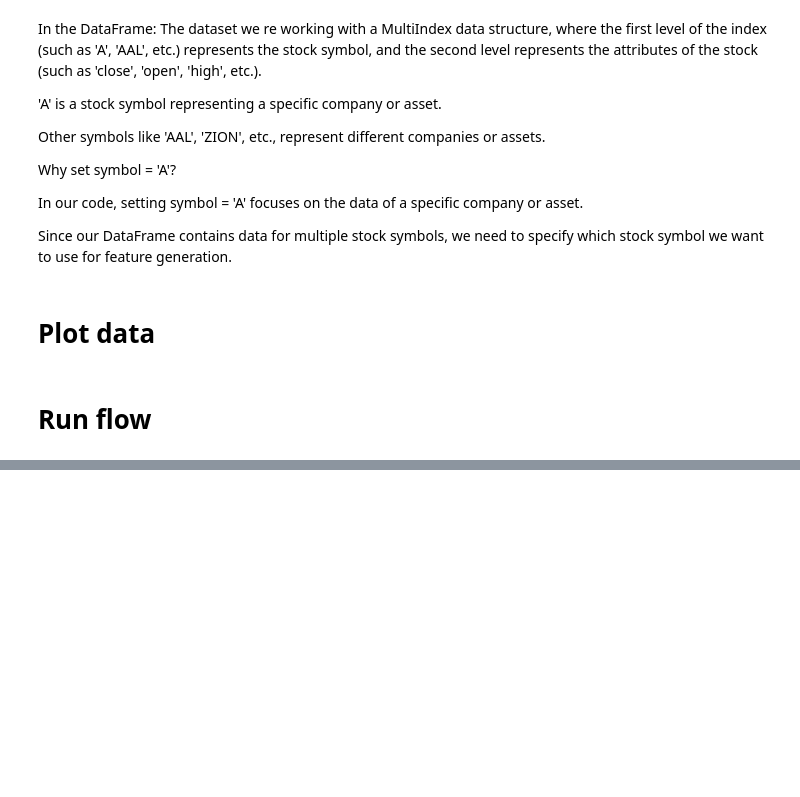
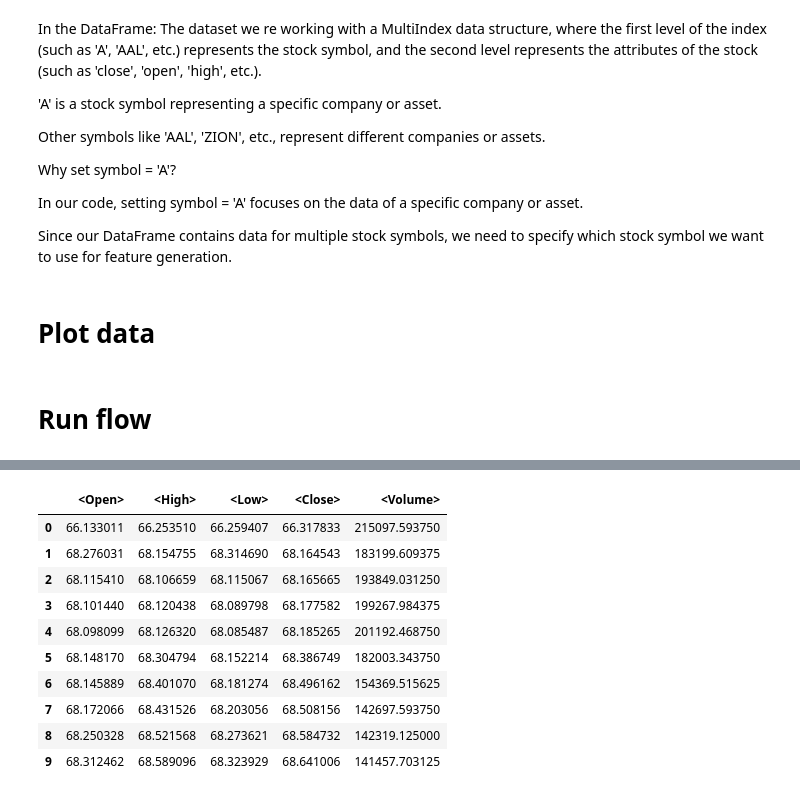
Before and after one commit to LHSang6403/thesis-xang-chuong, a Jupyter notebook: long-short-term-memory-model.ipynb, the cells around one changed output, grey strips where cells are left out. Drawn from its saved outputs; the diff is of its cells as text; code cells hidden in the pictures; blank space fills up the shorter version.

```diff
--- a/long-short-term-memory-model.ipynb
+++ b/long-short-term-memory-model.ipynb
@@ -207,0 +388,9 @@ timestamp
+# %%
+rmse = np.sqrt(mean_squared_error(y_test, y_test_pred, multioutput='raw_values'))
+mse = mean_squared_error(y_test, y_test_pred, multioutput='raw_values')
+mae = mean_absolute_error(y_test, y_test_pred, multioutput='raw_values')
+r2 = r2_score(y_test, y_test_pred, multioutput='raw_values')
+index = ['RMSE','MSE', 'MAE', 'R2 score']
+
+results = pd.DataFrame([rmse, mse, mae, r2], index=index, columns=['close','high','low','open','volume'])
+results
@@ -208 +427,45 @@ timestamp
+# %%
+# Predicting the next 10 mins
+
+seq_len = 11
+sequences = []
+for index in range(len(test) - seq_len + 1):
+    sequences.append(test[index: index + seq_len])
+sequences = np.array(sequences)
+
+last_sequence = sequences[-1:, 1:, :]
+last_sequence = torch.from_numpy(last_sequence).float()
+
+# Generate predictions
+PREDICT = 10
+with torch.no_grad():
+    for i in range(PREDICT):
+        pred_i = model(last_sequence)
+        last_sequence = torch.cat((last_sequence, pred_i), dim=1)
+        last_sequence = last_sequence[:, 1:, :]
+
+
+pred_days = last_sequence.reshape(PREDICT, 5).numpy()
+
+# inverse transform the predicted values
+pred_days = scaler.inverse_transform(pred_days)
+
+df_pred = pd.DataFrame(
+    data=pred_days,
+    columns=['<Open>', '<High>', '<Low>', '<Close>', '<Volume>']
+)
+
+df_pred
+# %% [output]
+|  | <Open> | <High> | <Low> | <Close> | <Volume> |
+| 0 | 66.133011 | 66.253510 | 66.259407 | 66.317833 | 215097.593750 |
+| 1 | 68.276031 | 68.154755 | 68.314690 | 68.164543 | 183199.609375 |
+| 2 | 68.115410 | 68.106659 | 68.115067 | 68.165665 | 193849.031250 |
+| 3 | 68.101440 | 68.120438 | 68.089798 | 68.177582 | 199267.984375 |
+| 4 | 68.098099 | 68.126320 | 68.085487 | 68.185265 | 201192.468750 |
+| 5 | 68.148170 | 68.304794 | 68.152214 | 68.386749 | 182003.343750 |
+| 6 | 68.145889 | 68.401070 | 68.181274 | 68.496162 | 154369.515625 |
+| 7 | 68.172066 | 68.431526 | 68.203056 | 68.508156 | 142697.593750 |
+| 8 | 68.250328 | 68.521568 | 68.273621 | 68.584732 | 142319.125000 |
+| 9 | 68.312462 | 68.589096 | 68.323929 | 68.641006 | 141457.703125 |
 # %%
```
Also changed, not shown: parts of 18 cells of this notebook.
